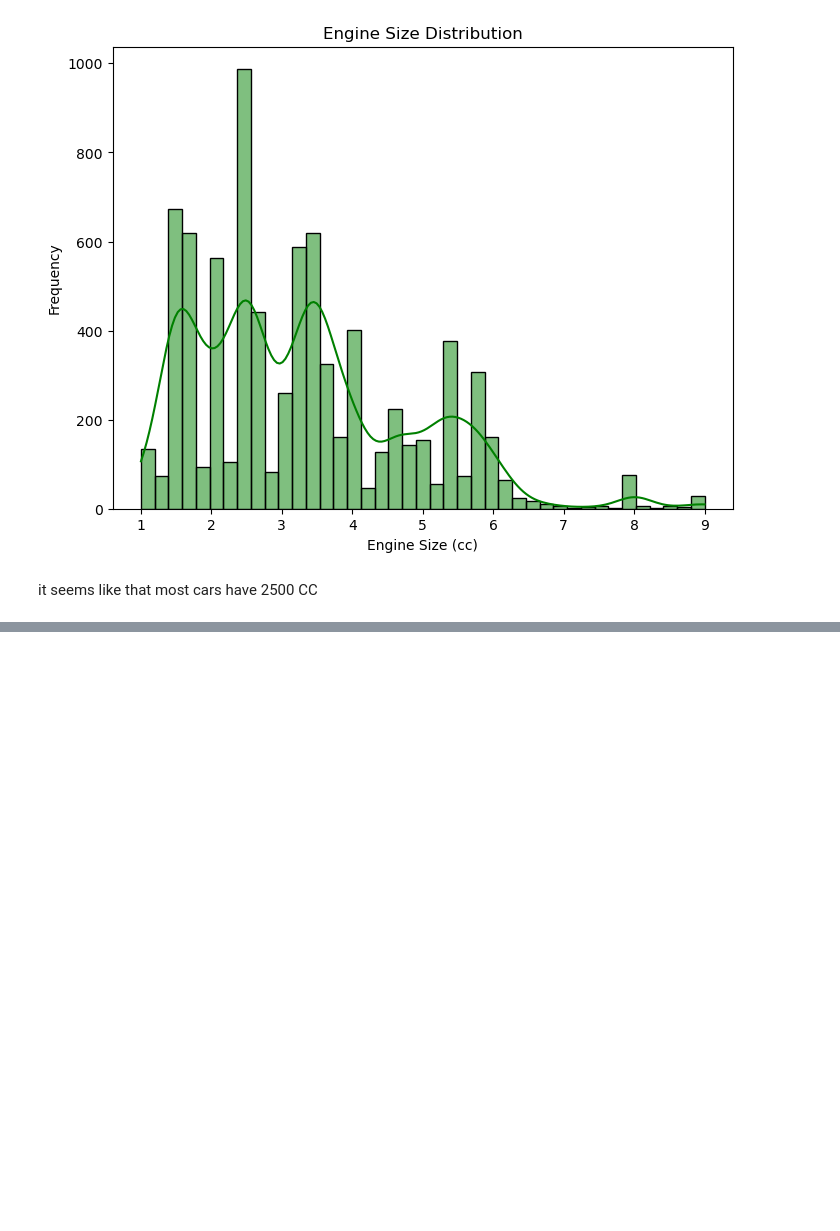
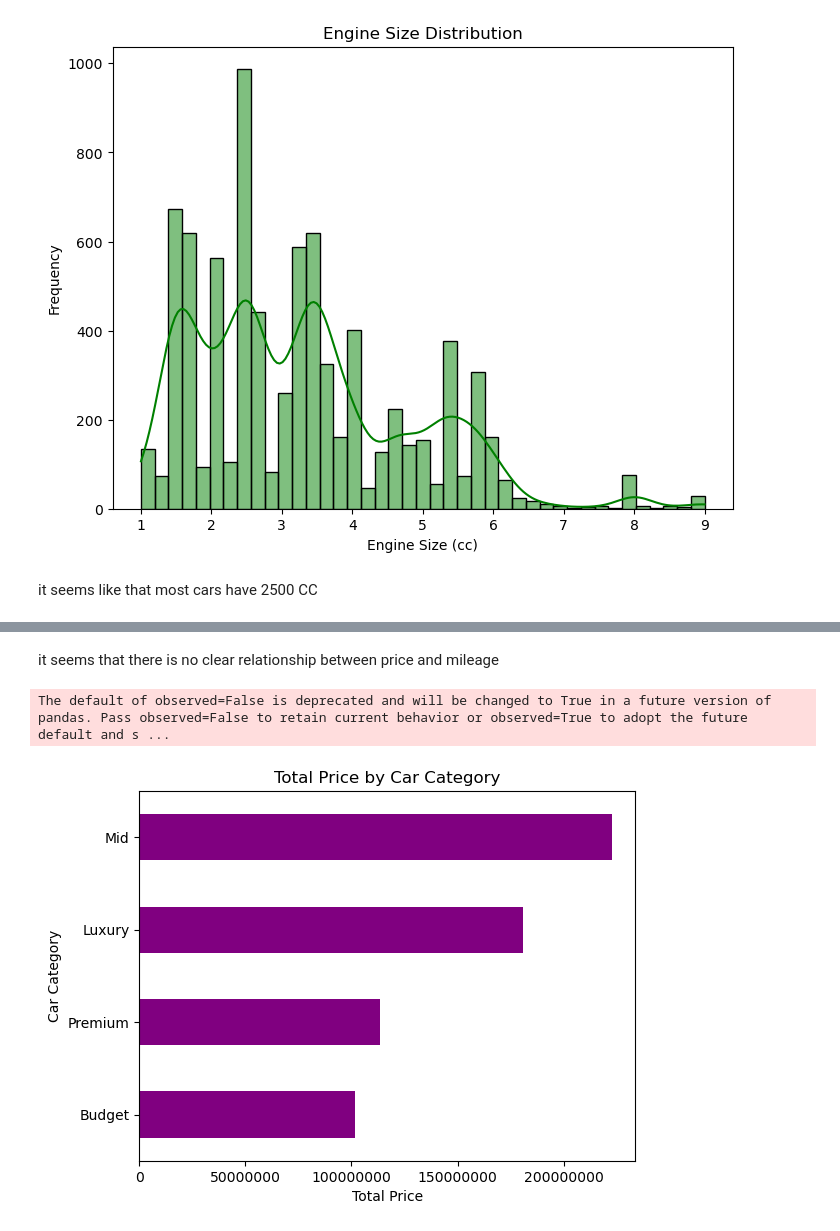
Before and after one commit to MoustafaMohamedMahmoud/Cars, a Jupyter notebook: pythonNote.ipynb, the cells around one changed output, grey strips where cells are left out. Drawn from its saved outputs; the diff is of its cells as text; code cells hidden in the pictures; blank space fills up the shorter version.

```diff
--- a/pythonNote.ipynb
+++ b/pythonNote.ipynb
@@ -372,0 +423,12 @@ it seems like that most cars have 2500 CC
+# %% [markdown]
+it seems that there is no clear relationship between price and mileage
+# %%
+df.groupby('Category')['Price'].sum().nlargest(10).sort_values(ascending=True).plot(kind='barh', color='purple')
+plt.title('Total Price by Car Category')
+plt.xlabel('Total Price')
+plt.ylabel('Car Category')
+plt.ticklabel_format(style='plain', axis='x', useOffset=False)
+plt.show()
+# %% [output]
+The default of observed=False is deprecated and will be changed to True in a future version of pandas. Pass observed=False to retain current behavior or observed=True to adopt the future default and s ...
+[figure, added]
```
Also changed, not shown: parts of 31 cells of this notebook.
